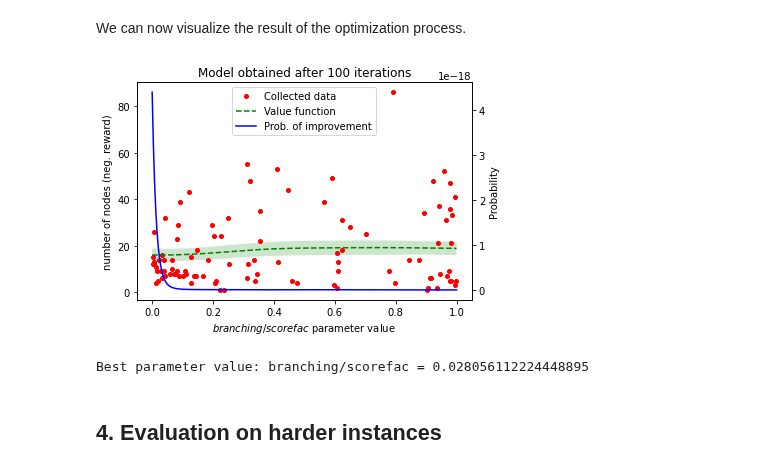
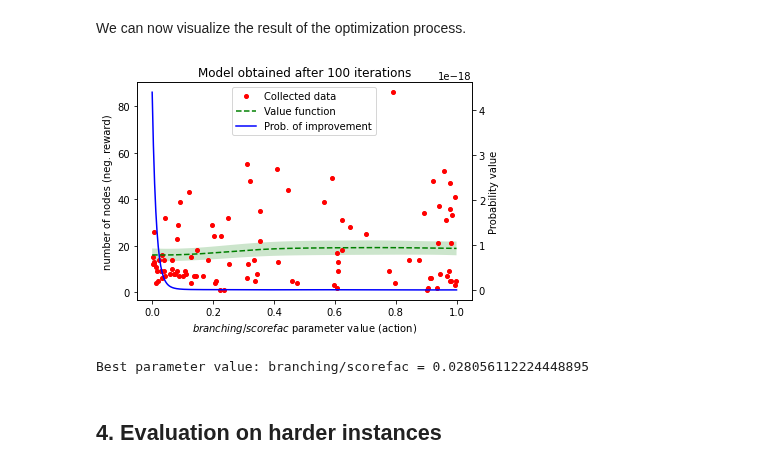
Before and after one commit to ds4dm/ecole, a Jupyter notebook: examples/configuring-bandits.ipynb, the cells around one changed output. Drawn from its saved outputs; the diff is of its cells as text; code cells hidden in the pictures.

Commit message:
Minor figure fixes, plus added python and ecole versions

```diff
--- a/examples/configuring-bandits.ipynb
+++ b/examples/configuring-bandits.ipynb
@@ -121,36 +125,36 @@ fig, ax1 = plt.subplots()
 
 # points sampled during optimization
 lns1 = ax1.plot(opt.Xi, opt.yi, "r.", markersize=8, label="Collected data")
 
 # value function estimation
 y_mean, y_std = model.predict(x_model, return_std=True)
 lns2 = ax1.plot(x, y_mean, "g--", label=r"Value function")
 ax1.fill_between(x, y_mean - 1.6 * y_std, y_mean + 1.6 * y_std,
                  alpha=0.2, fc="g", ec="None")
 
 # probability of improvement estimation
 x_pi = skopt.acquisition.gaussian_pi(x_model, model, y_opt=np.min(opt.yi))
 ax2 = ax1.twinx()
 lns3 = ax2.plot(x, x_pi, "b", label="Prob. of improvement")
 
 ax1.set_title(f"Model obtained after {n_iters} iterations")
 ax1.set_ylabel(f"number of nodes (neg. reward)")
-ax1.set_xlabel(f"$branching/scorefac$ parameter value")
+ax1.set_xlabel(f"$branching/scorefac$ parameter value (action)")
 
-ax2.set_ylabel(f"Probability")
+ax2.set_ylabel(f"Probability value")
 
 # Legend
 lns = lns1+lns2+lns3
 labs = [l.get_label() for l in lns]
 ax1.legend(lns, labs, loc='upper center')
 
 plt.show()
 
 # get best value based on a grid search on the value function estimator
 best_value = x[np.argmin(y_mean)]
 print(f"Best parameter value: branching/scorefac = {best_value}")
 # %% [output]
-[figure, old version]
+[figure, new version]
 Best parameter value: branching/scorefac = 0.028056112224448895
 # %% [markdown]
 ## 4. Evaluation on harder instances
```
Also changed, not shown: parts of 1 cell of this notebook.
